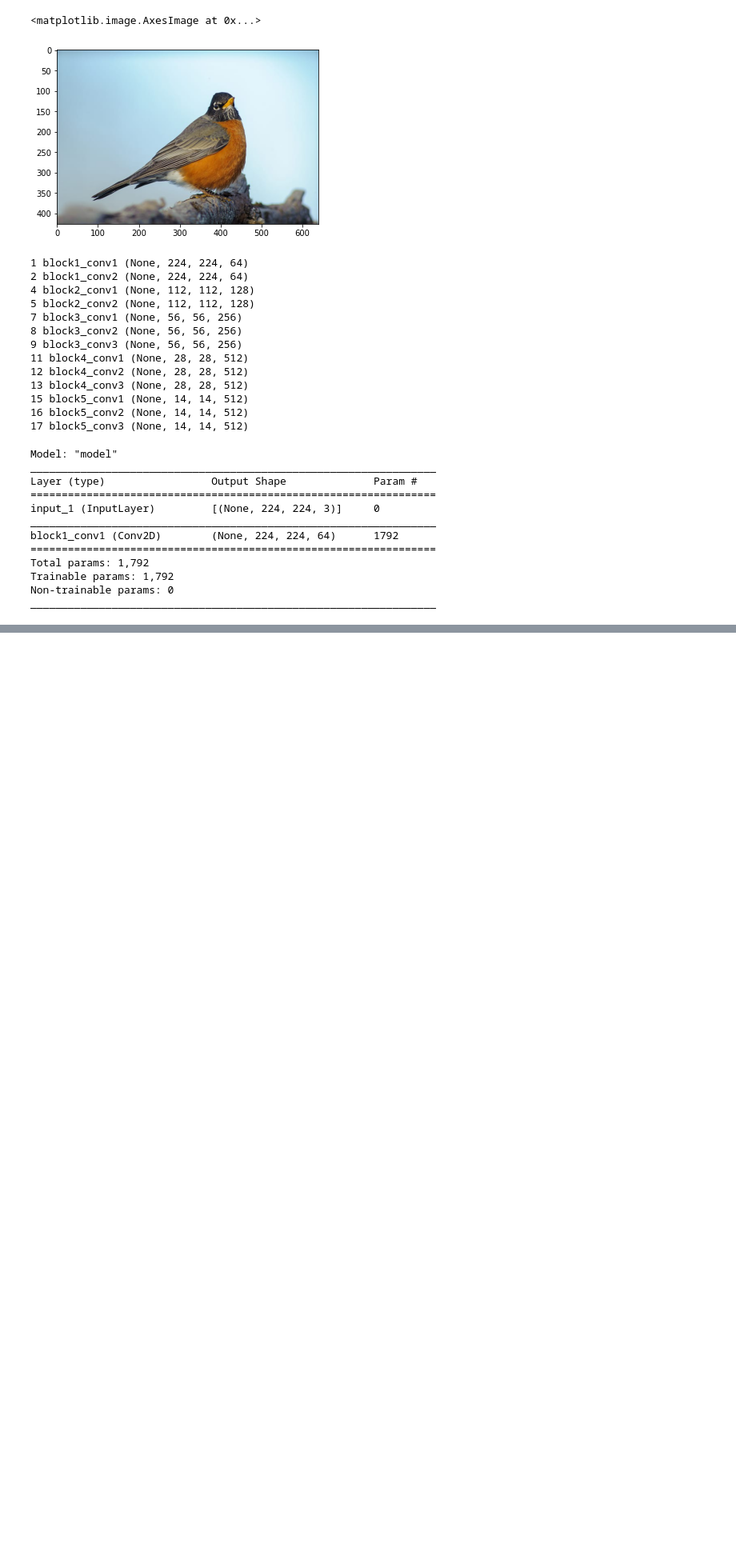
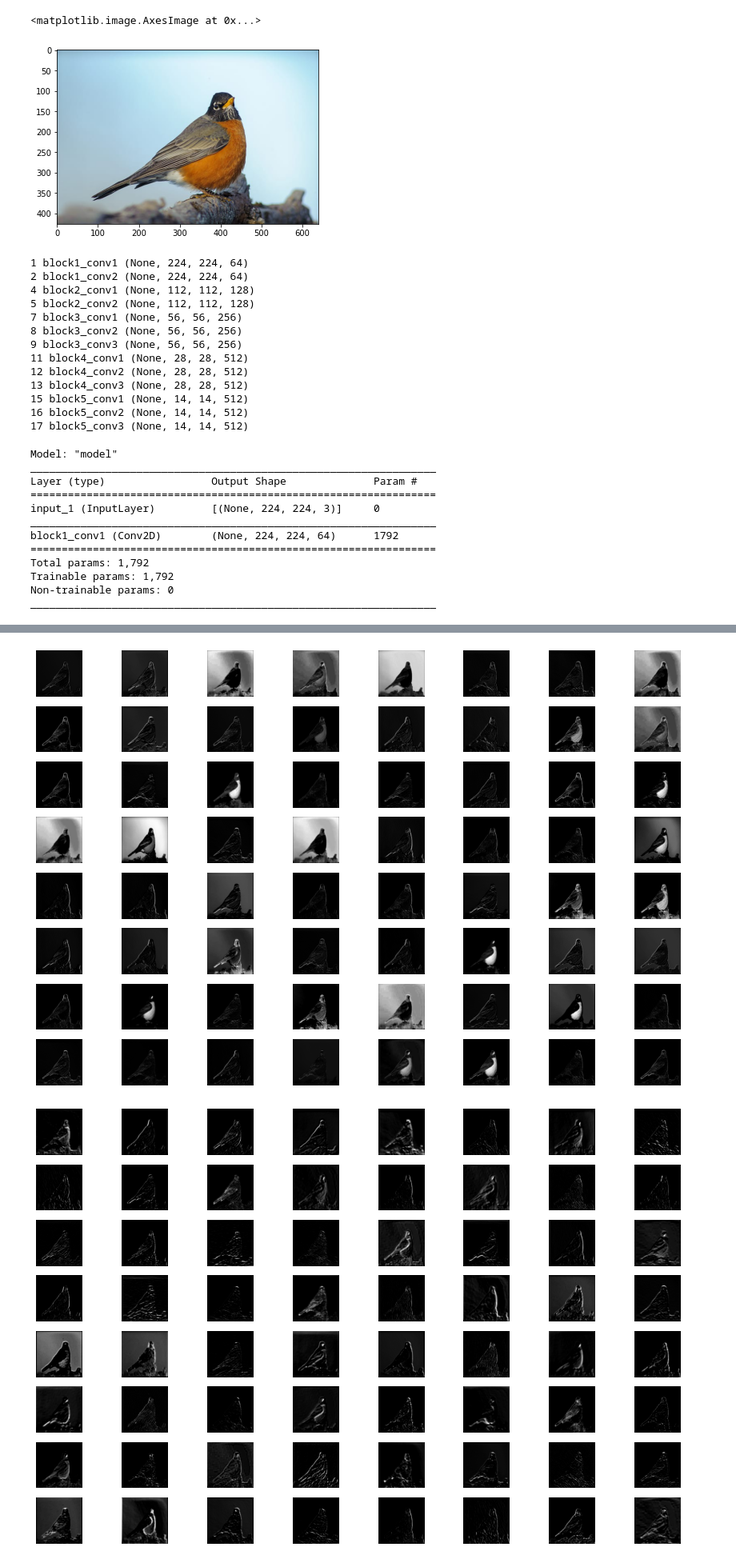
Before and after one commit to mahesh-keswani/ML-DL-FromBasicsToAdvance, a Jupyter notebook: keras_examples/VisualizingFiltersAndFeatureMaps.ipynb, the cells around one changed output, grey strips where cells are left out. Shown at 80% size. Saved outputs shown, nothing was run; the diff lists cells and outputs as text; code cells hidden in the pictures; blank space fills up the shorter version.

```diff
--- a/keras_examples/VisualizingFiltersAndFeatureMaps.ipynb
+++ b/keras_examples/VisualizingFiltersAndFeatureMaps.ipynb
@@ -268,0 +328,2 @@ plt.show()
+# %%
+feature_maps = model.predict(img)
@@ -268,0 +339,24 @@ plt.show()
+# %%
+# plot the output from each block
+square = 8
+
+for fmap in feature_maps:
+	# plot all 64 maps in an 8x8 squares
+    ix = 1
+    fig = plt.figure(figsize=(15, 10))
+
+    for _ in range(square):
+        for _ in range(square):
+            # specify subplot and turn of axis
+            fig.add_subplot(square, square, ix)
+
+            # plot filter channel in grayscale
+            plt.imshow(fmap[0, :, :, ix-1], cmap='gray')
+            plt.axis("off")
+            ix += 1
+
+    # show the figure
+    plt.show()
+# %% [output]
+[figure, added]
+[figure, added]
```
Also changed, not shown: parts of 14 cells of this notebook.
